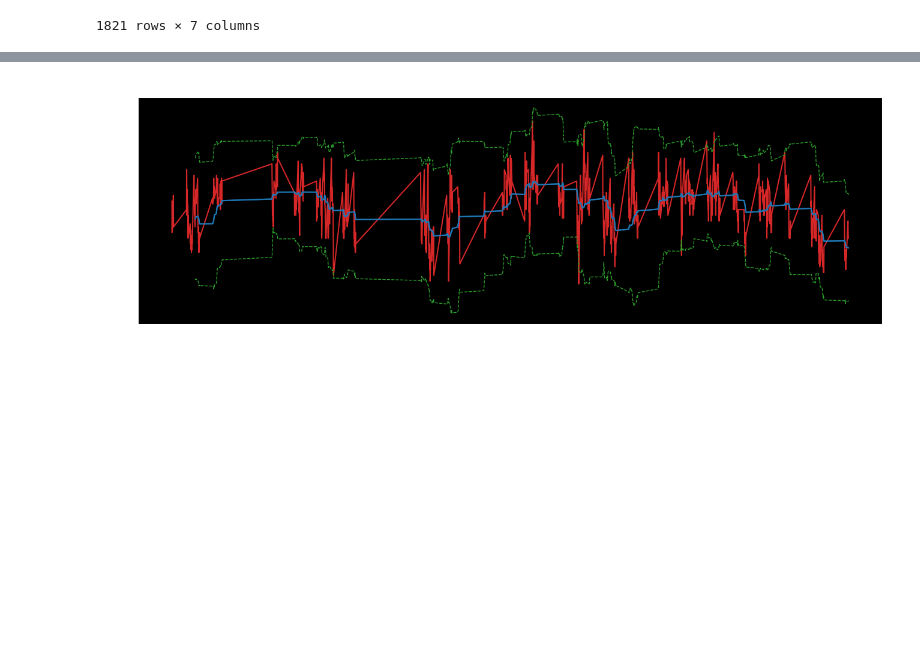
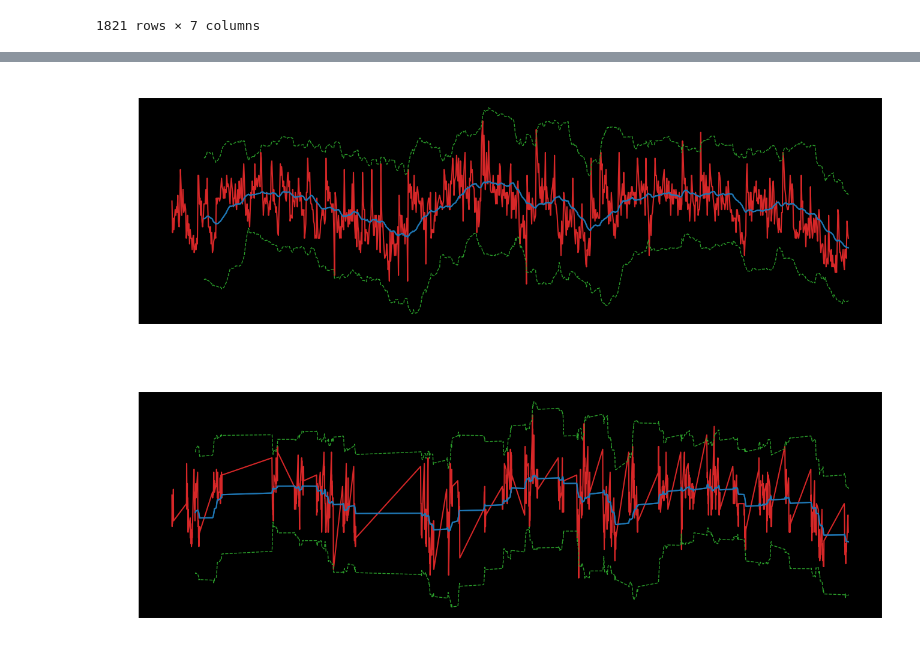
Before and after one commit to Jose-Sabater/vibration-timeseries, a Jupyter notebook: acceleration.ipynb, the cells around one changed output, grey strips where cells are left out. Cells and saved outputs as stored; diff of their text form; code cells hidden in the pictures; blank space fills up the shorter version.

```diff
--- a/acceleration.ipynb
+++ b/acceleration.ipynb
@@ -380,0 +418,5 @@ lower_bound = rolmean_df_hour_filtered - 3 *rolstd_df_hour_filtered
+# %%
+#Do the same but just setting the index
+df_string= df_hour_filtered.copy()
+df_string.index = df_string.index.strftime('%m/%d/%Y, %H')
+df_string.index
@@ -381,3 +432,21 @@ lower_bound = rolmean_df_hour_filtered - 3 *rolstd_df_hour_filtered
+# %%
+rolmean_df_string = df_string['acceleration'].rolling(50).mean()
+rolstd_df_string = df_string['acceleration'].rolling(50).std()
+higher_bound = rolmean_df_string + 3 *rolstd_df_string
+lower_bound = rolmean_df_string - 3 *rolstd_df_string
+# %%
+#plot them with boundries on top of 3 standard deviations
+plt.figure(figsize=(16,5), dpi=100)
+plt.plot(df_string.index, df_string['acceleration'], color='tab:red')
+plt.plot(df_string.index, rolmean_df_string, color='tab:blue')
+plt.plot(df_string.index, rolmean_df_string, color='tab:blue')
+plt.plot(df_string.index, higher_bound, color='tab:green', ls='--', linewidth = 1)
+plt.plot(df_string.index, lower_bound, color='tab:green', ls='--', linewidth = 1)
+plt.plot
+plt.gca().set(title='acceleration with 3 std boundries', xlabel='date', ylabel='m/s2')
+plt.show()
+# %% [output]
+[figure, added]
 # %%
 #plot them with boundries on top of 3 standard deviations
 plt.figure(figsize=(16,5), dpi=100)
```
Also changed, not shown: parts of 7 cells of this notebook.
